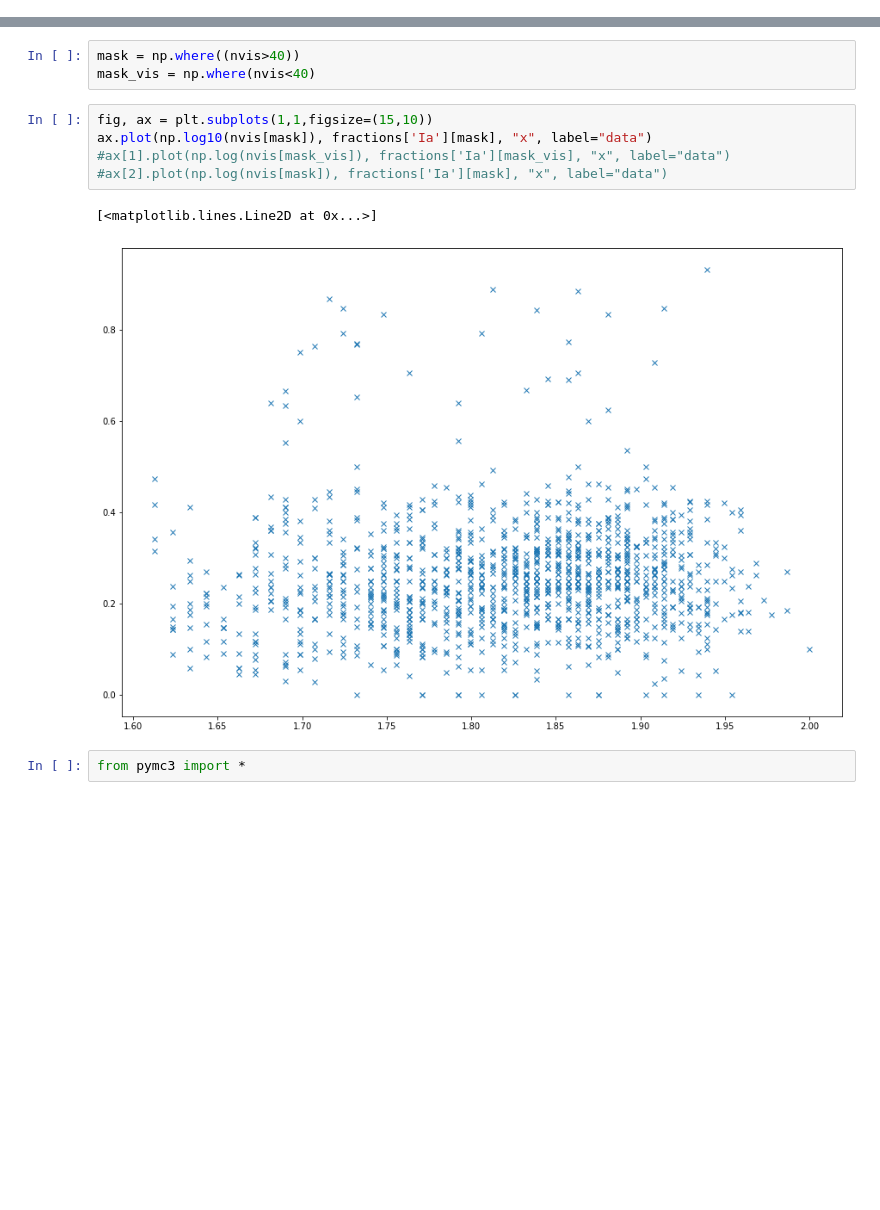
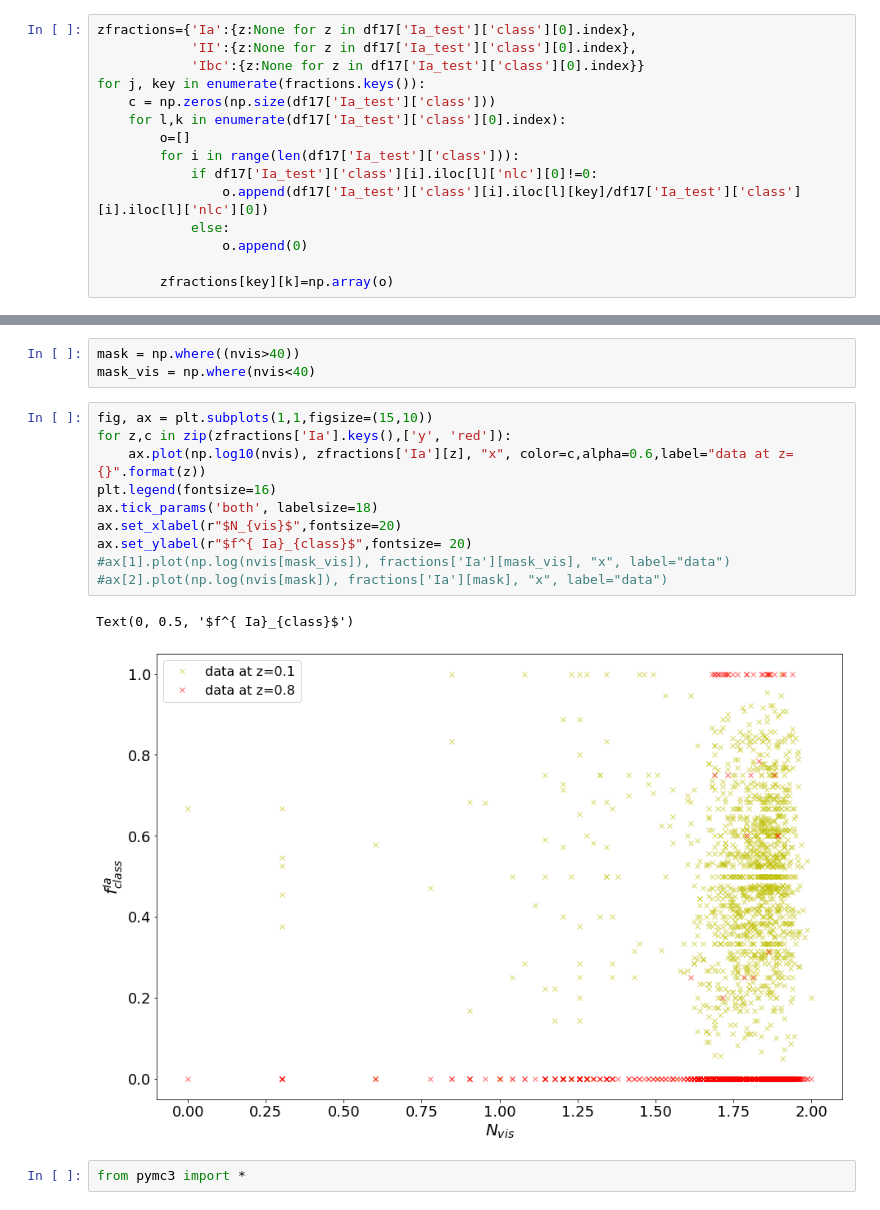
Before and after one commit to FabioRagosta/LSSTmetrics, a Jupyter notebook: SNRateMetric-Copy1.ipynb, the cells around one changed output, grey strips where cells are left out. Drawn from its saved outputs; the diff is of its cells as text; blank space fills up the shorter version.

```diff
--- a/SNRateMetric-Copy1.ipynb
+++ b/SNRateMetric-Copy1.ipynb
@@ -932,6 +932,21 @@ for j, key in enumerate(fractions.keys()):
     fractions[key]=c/2
 for i in range(len(df17['Ia_test']['class'])):
     nvis.append(np.size(df17['get_Col']['observationStartMJD'][i]))
+# %%
+zfractions={'Ia':{z:None for z in df17['Ia_test']['class'][0].index},
+            'II':{z:None for z in df17['Ia_test']['class'][0].index},
+            'Ibc':{z:None for z in df17['Ia_test']['class'][0].index}}
+for j, key in enumerate(fractions.keys()):
+    c = np.zeros(np.size(df17['Ia_test']['class']))
+    for l,k in enumerate(df17['Ia_test']['class'][0].index):
+        o=[]
+        for i in range(len(df17['Ia_test']['class'])):
+            if df17['Ia_test']['class'][i].iloc[l]['nlc'][0]!=0:
+                o.append(df17['Ia_test']['class'][i].iloc[l][key]/df17['Ia_test']['class'][i].iloc[l]['nlc'][0])
+            else:
+                o.append(0)
+
+        zfractions[key][k]=np.array(o)
 # %%
 nvis=np.array(nvis)
 # %%
@@ -939,12 +954,17 @@ mask = np.where((nvis>40))
 mask_vis = np.where(nvis<40)
 # %%
 fig, ax = plt.subplots(1,1,figsize=(15,10))
-ax.plot(np.log10(nvis[mask]), fractions['Ia'][mask], "x", label="data")
+for z,c in zip(zfractions['Ia'].keys(),['y', 'red']):
+    ax.plot(np.log10(nvis), zfractions['Ia'][z], "x", color=c,alpha=0.6,label="data at z={}".format(z))
+plt.legend(fontsize=16)
+ax.tick_params('both', labelsize=18)
+ax.set_xlabel(r"$N_{vis}$",fontsize=20)
+ax.set_ylabel(r"$f^{ Ia}_{class}$",fontsize= 20)
 #ax[1].plot(np.log(nvis[mask_vis]), fractions['Ia'][mask_vis], "x", label="data")
 #ax[2].plot(np.log(nvis[mask]), fractions['Ia'][mask], "x", label="data")
 # %% [output]
-[<matplotlib.lines.Line2D at 0x...>]
+Text(0, 0.5, '$f^{ Ia}_{class}$')
-[figure, old version]
+[figure, new version]
 # %%
 from pymc3 import *
 # %%
```
Also changed, not shown: parts of 4 cells of this notebook.
